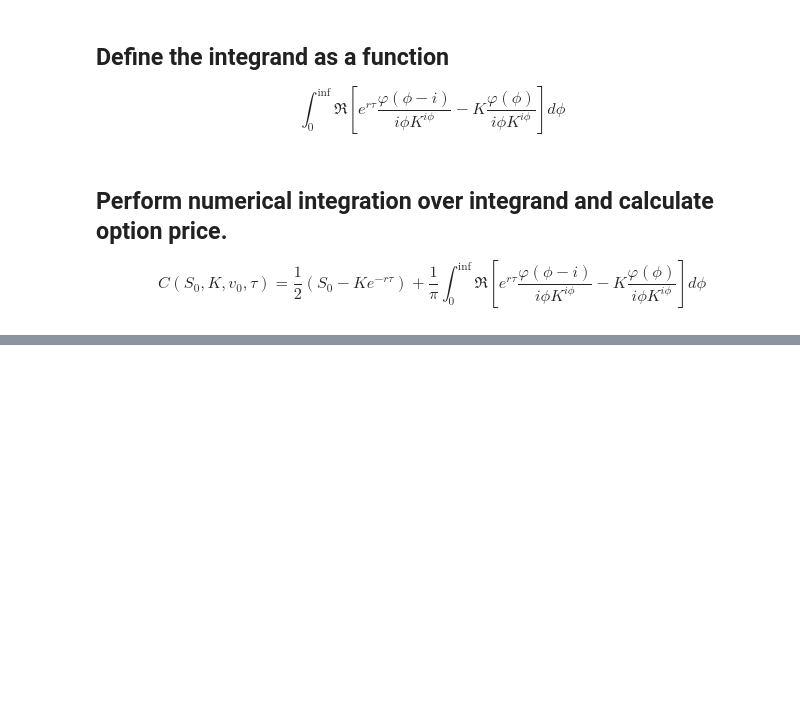
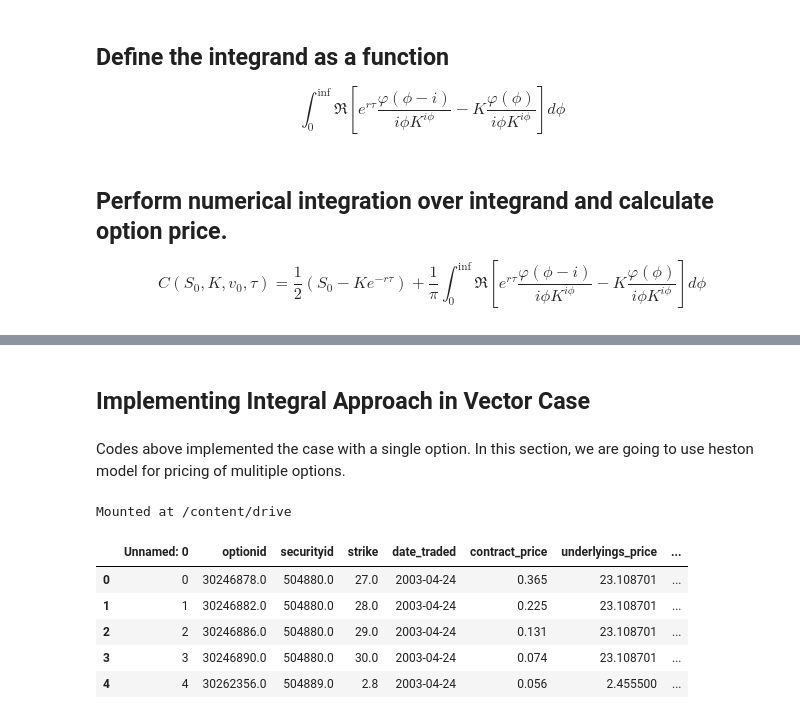
Before and after one commit to MathePhysics/UROP-2022, a Jupyter notebook: MonteCarloBenchmark/heston_integral.ipynb, the cells around one changed output, grey strips where cells are left out. Drawn from its saved outputs; the diff is of its cells as text; code cells hidden in the pictures; blank space fills up the shorter version.

Commit message:
add vector case

```diff
--- a/MonteCarloBenchmark/heston_integral.ipynb
+++ b/MonteCarloBenchmark/heston_integral.ipynb
@@ -210,0 +248,19 @@ heston_price(K, S0, v0, kappa, theta, sigma, rho, lambd, tau, r)
+# %% [markdown]
+## Implementing Integral Approach in Vector Case
+# %% [markdown]
+Codes above implemented the case with a single option. In this section, we are going to use heston model for pricing of mulitiple options.
+# %%
+from google.colab import drive
+drive.mount('/content/drive')
+# %% [output]
+Mounted at /content/drive
+# %%
+df = pd.read_csv('/content/drive/MyDrive/processed_data.csv')
+df.head()
+# %% [output]
+|  | Unnamed: 0 | optionid | securityid | strike | date_traded | contract_price | underlyings_price | ... |
+| 0 | 0 | 30246878.0 | 504880.0 | 27.0 | 2003-04-24 | 0.365 | 23.108701 | ... |
+| 1 | 1 | 30246882.0 | 504880.0 | 28.0 | 2003-04-24 | 0.225 | 23.108701 | ... |
+| 2 | 2 | 30246886.0 | 504880.0 | 29.0 | 2003-04-24 | 0.131 | 23.108701 | ... |
+| 3 | 3 | 30246890.0 | 504880.0 | 30.0 | 2003-04-24 | 0.074 | 23.108701 | ... |
+| 4 | 4 | 30262356.0 | 504889.0 | 2.8 | 2003-04-24 | 0.056 | 2.455500 | ... |
```
Also changed, not shown: parts of 16 cells of this notebook.
